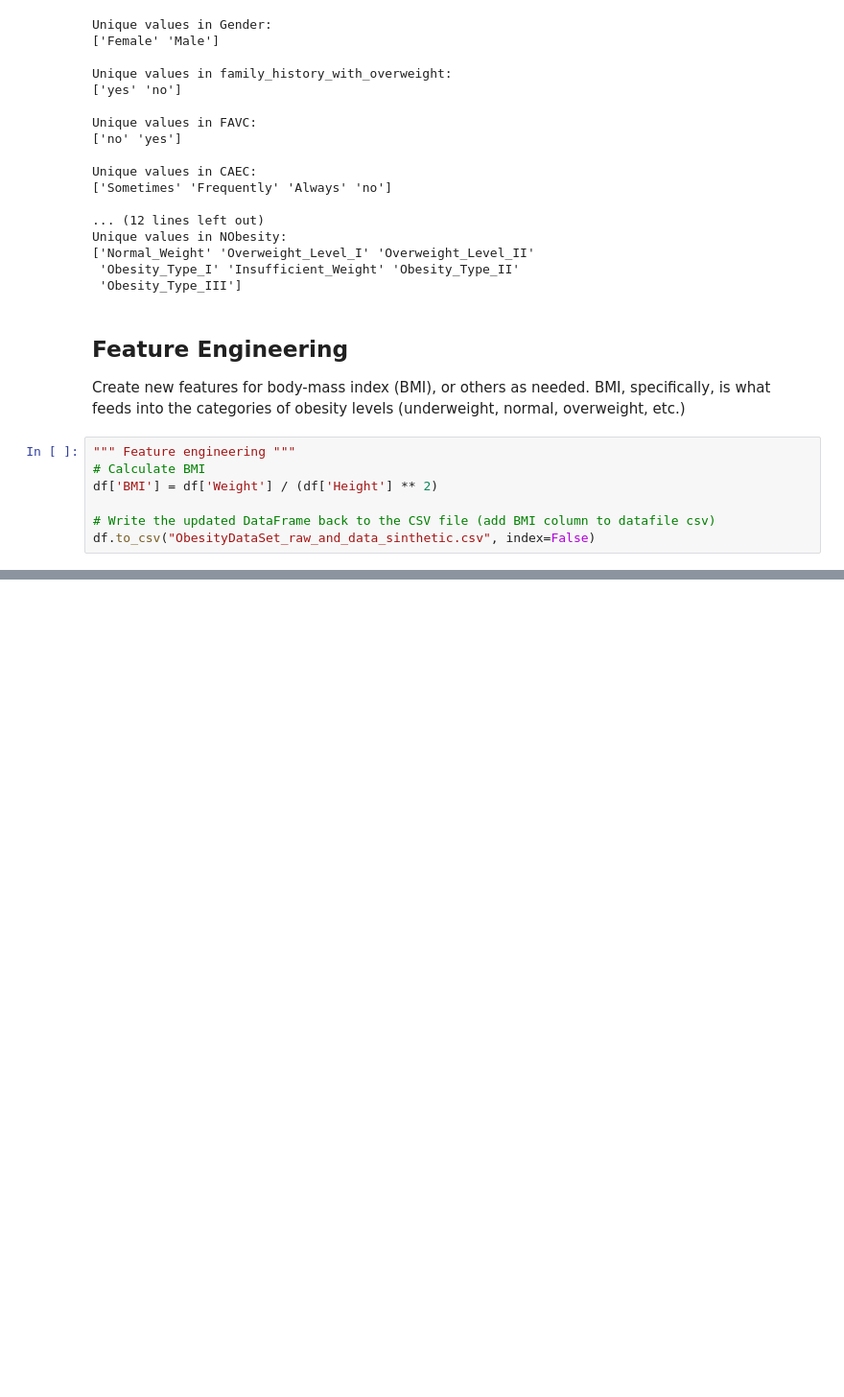
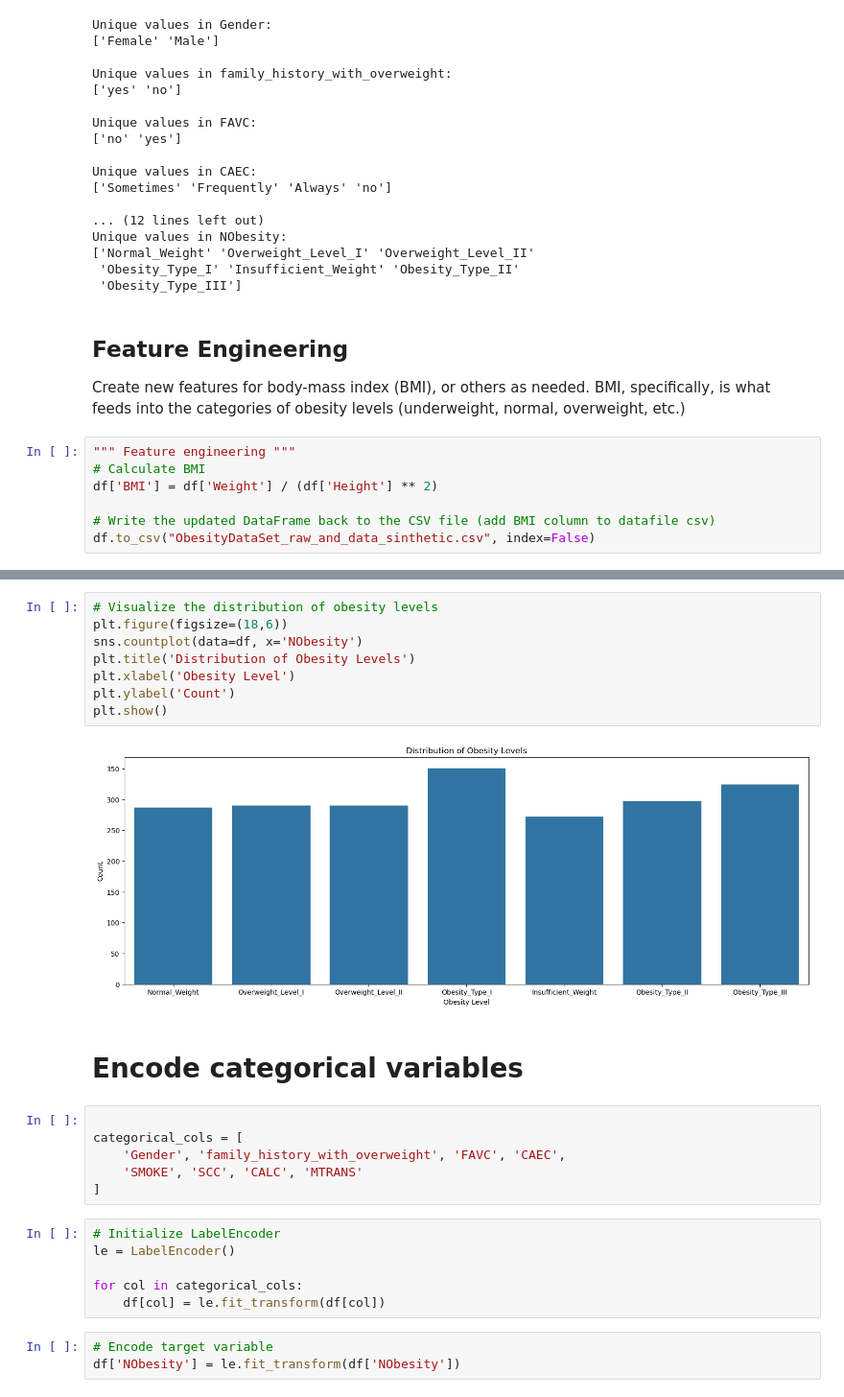
Before and after one commit to AreTaj/distribution-of-obesity-levels, a Jupyter notebook: data_cleaning.ipynb, the cells around one changed output, grey strips where cells are left out. Shown at 96% size. Drawn from its saved outputs; the diff is of its cells as text; blank space fills up the shorter version.

```diff
--- a/data_cleaning.ipynb
+++ b/data_cleaning.ipynb
@@ -204,0 +249,27 @@ df.to_csv("ObesityDataSet_raw_and_data_sinthetic.csv", index=False)
+# %%
+# Visualize the distribution of obesity levels
+plt.figure(figsize=(18,6))
+sns.countplot(data=df, x='NObesity')
+plt.title('Distribution of Obesity Levels')
+plt.xlabel('Obesity Level')
+plt.ylabel('Count')
+plt.show()
+# %% [output]
+[figure, added]
+# %% [markdown]
+# Encode categorical variables
+# %%
+
+categorical_cols = [
+    'Gender', 'family_history_with_overweight', 'FAVC', 'CAEC',
+    'SMOKE', 'SCC', 'CALC', 'MTRANS'
+]
+# %%
+# Initialize LabelEncoder
+le = LabelEncoder()
+
+for col in categorical_cols:
+    df[col] = le.fit_transform(df[col])
+# %%
+# Encode target variable
+df['NObesity'] = le.fit_transform(df['NObesity'])
```
Also changed, not shown: parts of 32 cells of this notebook, 3 other files.
